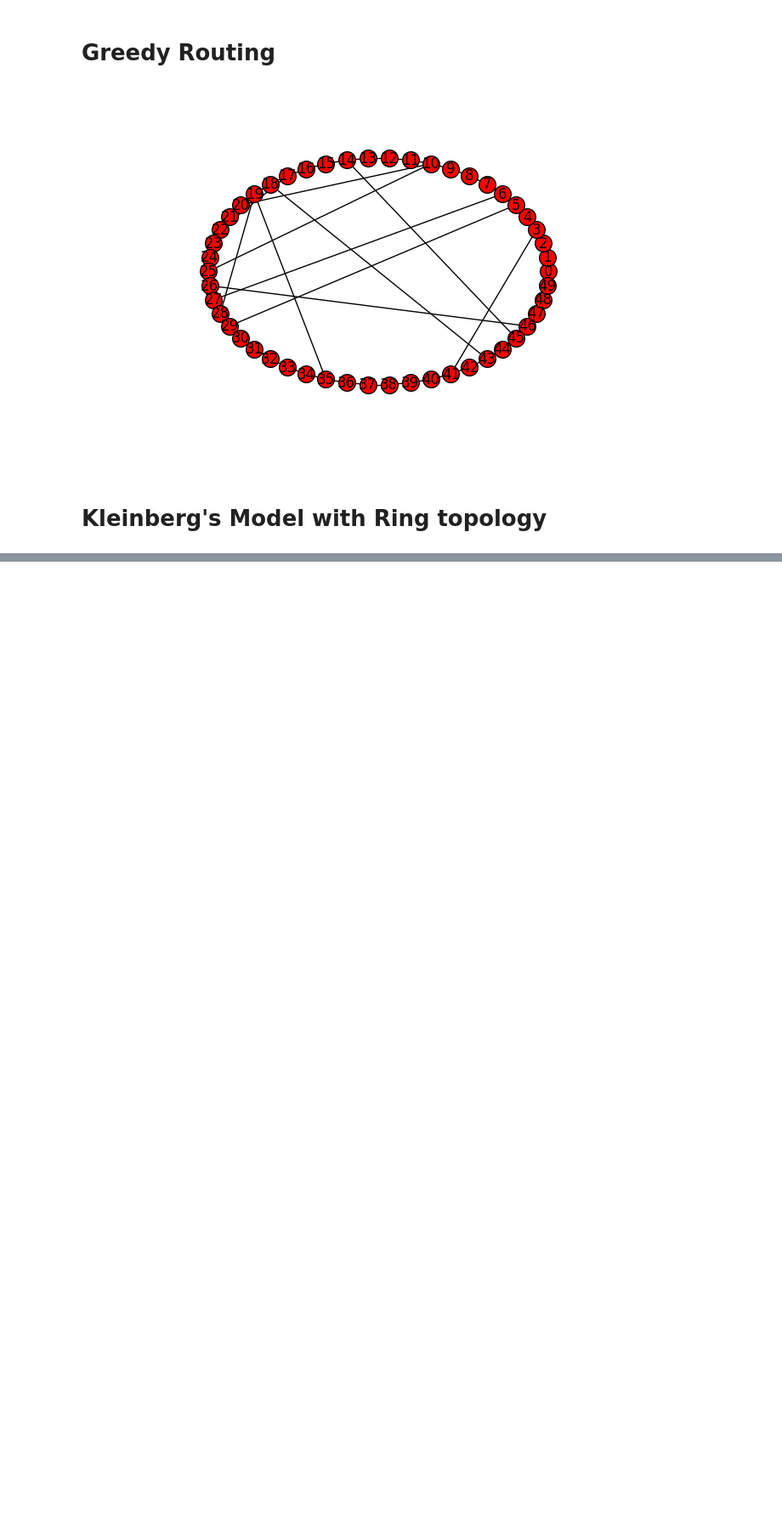
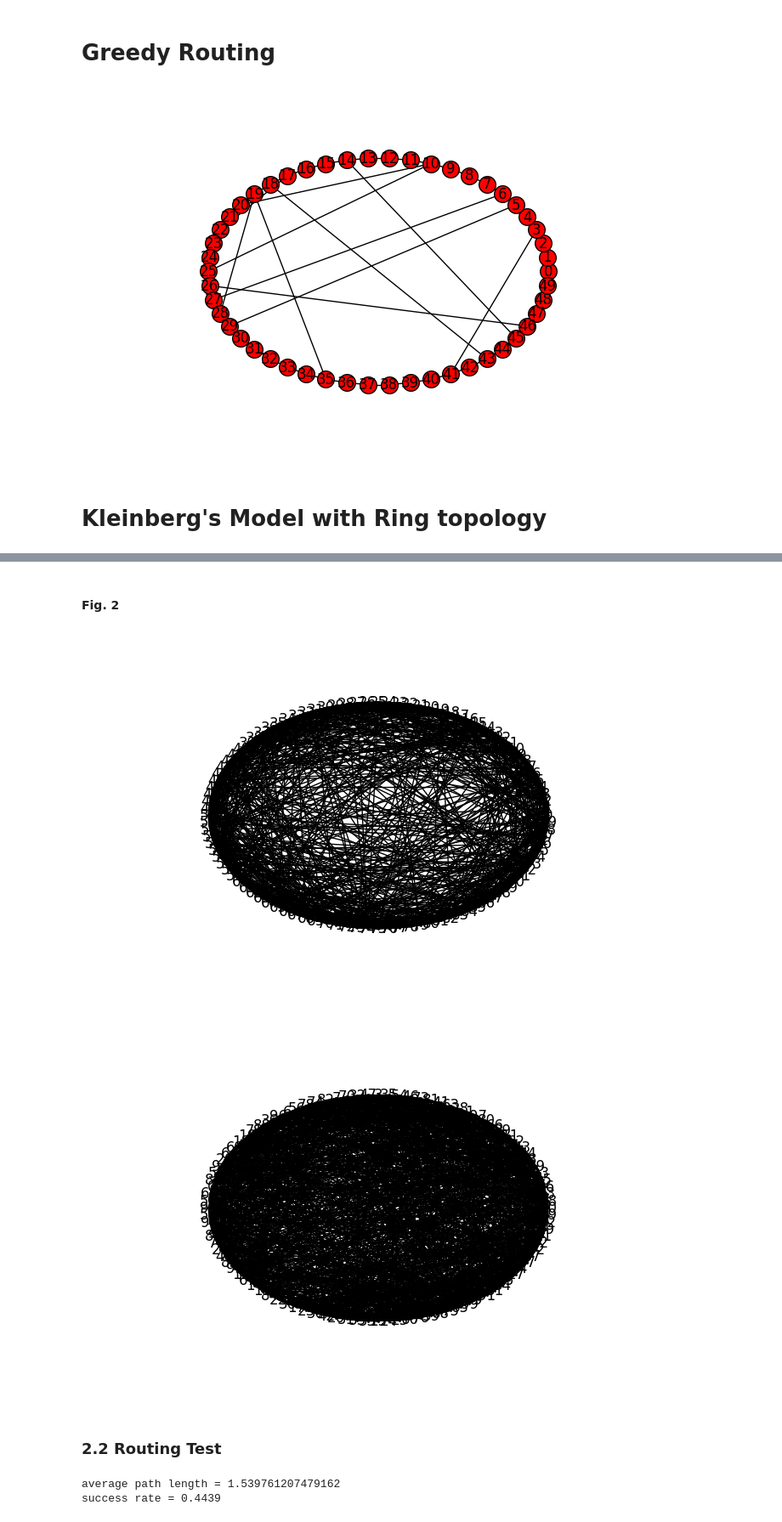
Before and after one commit to akiratk0355/navigable-network-analysis, a Jupyter notebook: networkx.ipynb, the cells around one changed output, grey strips where cells are left out. Shown at 85% size. Cells and saved outputs as stored; diff of their text form; code cells hidden in the pictures; blank space fills up the shorter version.

```diff
--- a/networkx.ipynb
+++ b/networkx.ipynb
@@ -210,0 +208,22 @@ G.nodes()
+# %%
+G_s, labels = shuffle_position_ring(G, iteration=1000)
+# %% [markdown]
+#### Fig. 2
+# %%
+nx.draw_circular(G, with_labels=True, node_size=1, label='Start')
+plt.show()
+nx.draw_circular(G_s, with_labels=True, node_size=1, labels=labels)
+plt.show()
+# %% [output]
+[figure, added]
+[figure, added]
+# %% [markdown]
+### 2.2 Routing Test
+# %%
+logging.root.setLevel(logging.INFO)
+apl, srate = average_greedy_path_length(G_s, cutoff=max_step)
+print("average path length = %s" % apl)
+print("success rate = %s" % srate)
+# %% [output]
+average path length = 1.539761207479162
+success rate = 0.4439
```
Also changed, not shown: parts of 26 cells of this notebook, 3 other files.
